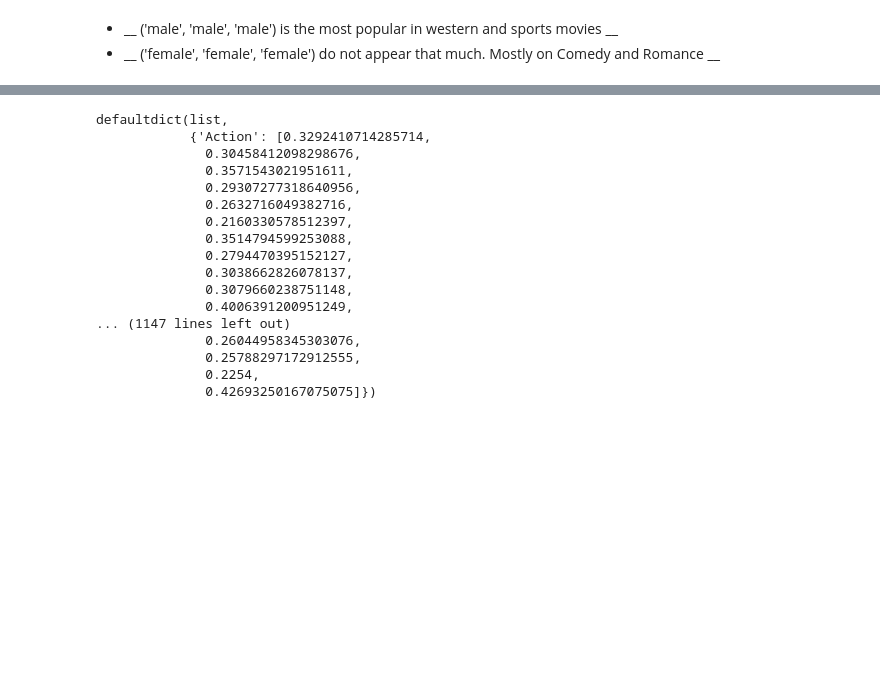
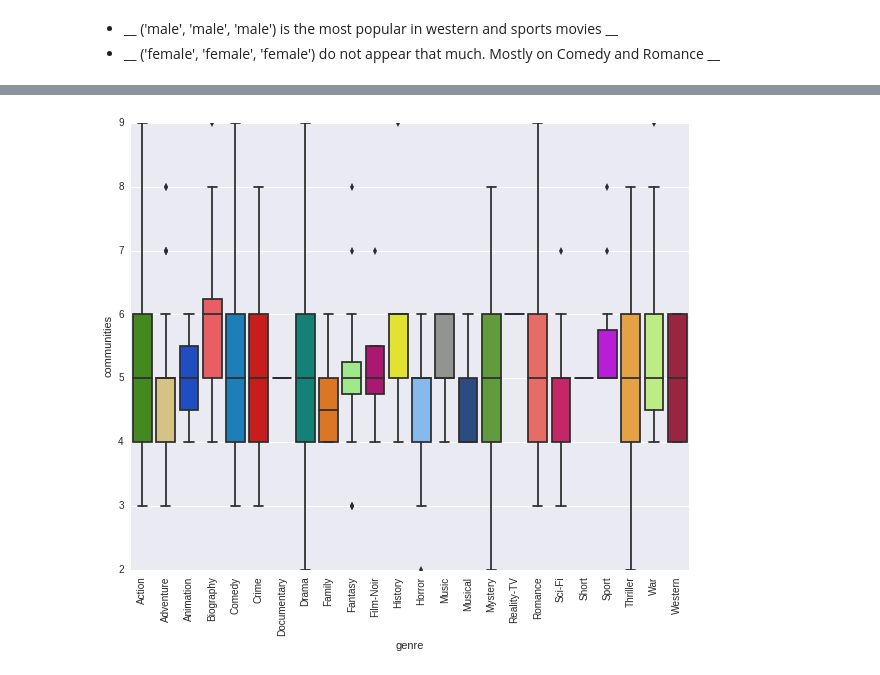
Before and after one commit to usc-sail/mica-text-characternetworks, a Jupyter notebook: Graph Analysis.ipynb, the cells around one changed output, grey strips where cells are left out. Cells and saved outputs as stored; diff of their text form; code cells hidden in the pictures; blank space fills up the shorter version.

Commit message:
Graph communities and modularity

```diff
--- a/Graph Analysis.ipynb
+++ b/Graph Analysis.ipynb
@@ -356,5 +360,6 @@ g.set_xticklabels(rotation=90);
 # %%
-modularities = defaultdict(list)
+communities = []
+modularities = []
 
 for t in types:
     for script, d in data.items():
@@ -365,24 +370,14 @@ for t in types:
         parts = community.best_partition(G)
         q = community.modularity(parts, G)
 
-        modularities[t].append(q)
+        communities.append((t, len(set(parts.values()))))
+        modularities.append((t, q))
+
+communities = pd.DataFrame(communities, columns=["genre", "communities"])
+modularities = pd.DataFrame(modularities, columns=["genre", "modularity"])
-# %%
-modularities
-# %% [output]
-defaultdict(list,
-            {'Action': [0.3292410714285714,
-              0.30458412098298676,
-              0.3571543021951611,
-              0.29307277318640956,
-              0.2632716049382716,
-              0.2160330578512397,
-              0.3514794599253088,
-              0.2794470395152127,
-              0.3038662826078137,
-              0.3079660238751148,
-              0.4006391200951249,
-... (1147 lines left out)
-              0.26044958345303076,
-              0.25788297172912555,
-              0.2254,
-              0.42693250167075075]})
+# %%
+axs = sns.boxplot(x = "genre", y = "communities", data = communities, palette=xkcd_colors)
+for item in axs.get_xticklabels():
+    item.set_rotation(90)
+# %% [output]
+[figure, added]
```
Also changed, not shown: parts of 6 cells of this notebook.
